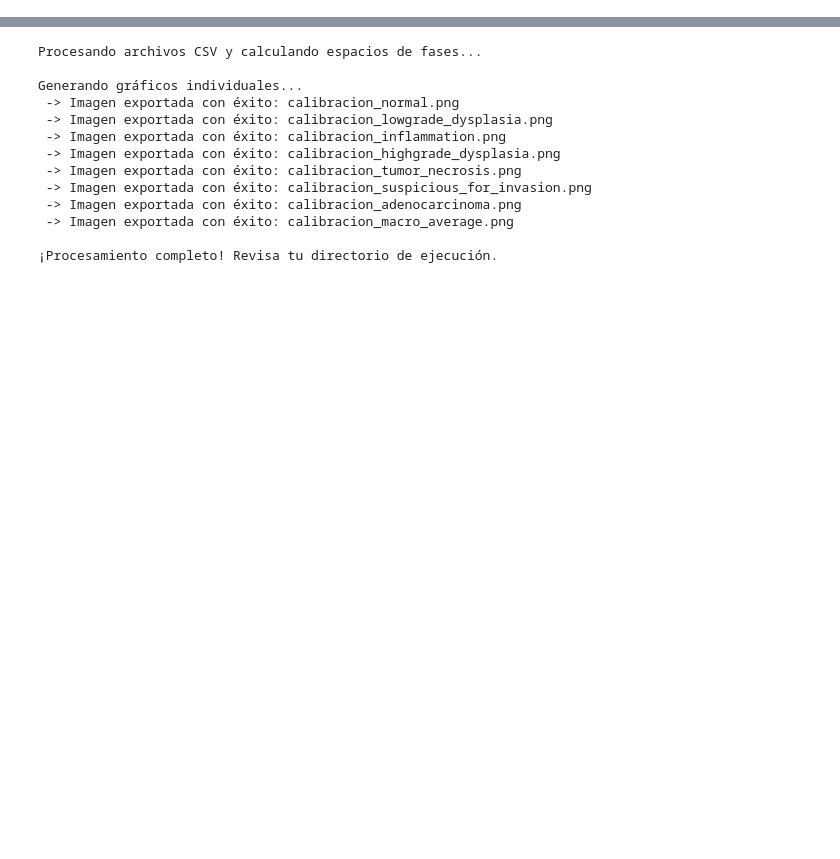
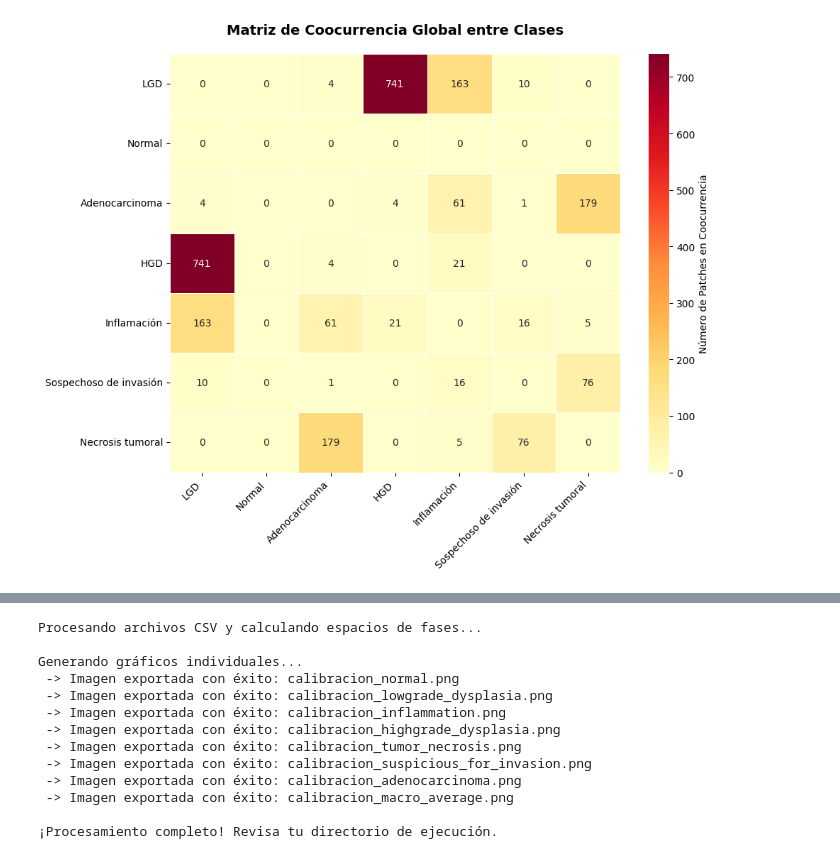
Before and after one commit to GuigonteDEV/TFG_GuillermoGonzalez, a Jupyter notebook: notebooks/results.ipynb, the cells around one changed output, grey strips where cells are left out. Drawn from its saved outputs; the diff is of its cells as text; code cells hidden in the pictures; blank space fills up the shorter version.

```diff
--- a/notebooks/results.ipynb
+++ b/notebooks/results.ipynb
@@ -1,3 +401,92 @@
+# %%
+import itertools
+import matplotlib.pyplot as plt
+import pandas as pd
+import seaborn as sns
+
+# 1. Definir la lista oficial de clases con los nuevos nombres y en el orden deseado
+clases_nuevas = [
+    'LGD',
+    'Normal',
+    'Adenocarcinoma',
+    'HGD',
+    'Inflamación',
+    'Sospechoso de invasión',
+    'Necrosis tumoral'
+]
+
+# Diccionario de traducción (mapeo) de nombres antiguos a nombres nuevos
+MAPEO_NOMBRES = {
+    "normal": "Normal",
+    "lowgrade_dysplasia": "LGD",
+    "inflammation": "Inflamación",
+    "highgrade_dysplasia": "HGD",
+    "tumor_necrosis": "Necrosis tumoral",
+    "suspicious_for_invasion": "Sospechoso de invasión",
+    "adenocarcinoma": "Adenocarcinoma"
+}
+
+# 2. Datos extraídos (se mantienen intactos con sus nombres originales)
+datos_parches = {
+    "lowgrade_dysplasia + highgrade_dysplasia": 741,
+    "tumor_necrosis + adenocarcinoma": 176,
+    "lowgrade_dysplasia + inflammation": 163,
+    "tumor_necrosis + suspicious_for_invasion": 76,
+    "inflammation + adenocarcinoma": 58,
+    "inflammation + highgrade_dysplasia": 21,
+    "inflammation + suspicious_for_invasion": 16,
+    "lowgrade_dysplasia + suspicious_for_invasion": 10,
+    "highgrade_dysplasia + adenocarcinoma": 4,
+    "lowgrade_dysplasia + adenocarcinoma": 4,
+    "inflammation + tumor_necrosis + adenocarcinoma": 3,
+    "inflammation + tumor_necrosis": 2,
+    "suspicious_for_invasion + adenocarcinoma": 1,
+}
+
+# 3. Inicializar la matriz de coocurrencia vacía usando las NUEVAS clases
+df_matriz = pd.DataFrame(0, index=clases_nuevas, columns=clases_nuevas)
+
+# 4. Procesar los datos traduciendo los nombres sobre la marcha
+for combinacion, conteo in datos_parches.items():
+    # Separamos las clases originales, limpiamos espacios y las traducimos al nuevo formato
+    clases_en_comb = []
+    for c in combinacion.split("+"):
+        nombre_original = c.strip()
+        if nombre_original in MAPEO_NOMBRES:
+            clases_en_comb.append(MAPEO_NOMBRES[nombre_original])
+
+    # Generar todas las combinaciones posibles de pares (2 a 2) con los nuevos nombres
+    for c1, c2 in itertools.combinations(clases_en_comb, 2):
+        if c1 in clases_nuevas and c2 in clases_nuevas:
+            df_matriz.loc[c1, c2] += conteo
+            df_matriz.loc[c2, c1] += conteo  # La matriz sigue siendo simétrica
+
+# 5. Configurar y dibujar el Mapa de Calor (Heatmap)
+plt.figure(figsize=(10, 8))
+
+sns.heatmap(
+    df_matriz,
+    annot=True,
+    fmt="g",
+    cmap="YlOrRd",
+    linewidths=0.5,
+    cbar_kws={"label": "Número de Patches en Coocurrencia"},
+)
+
+plt.title(
+    "Matriz de Coocurrencia Global entre Clases",
+    fontsize=14,
+    fontweight="bold",
+    pad=20,
+)
+plt.xticks(rotation=45, ha="right", fontsize=10)
+plt.yticks(rotation=0, fontsize=10)
+plt.tight_layout()
+
+# Mostrar la figura en pantalla
+plt.show()
+# %% [output]
+[figure, added]
 # %%
 from pathlib import Path
 import json
```
Also changed, not shown: parts of 14 cells of this notebook, 11 other files.
